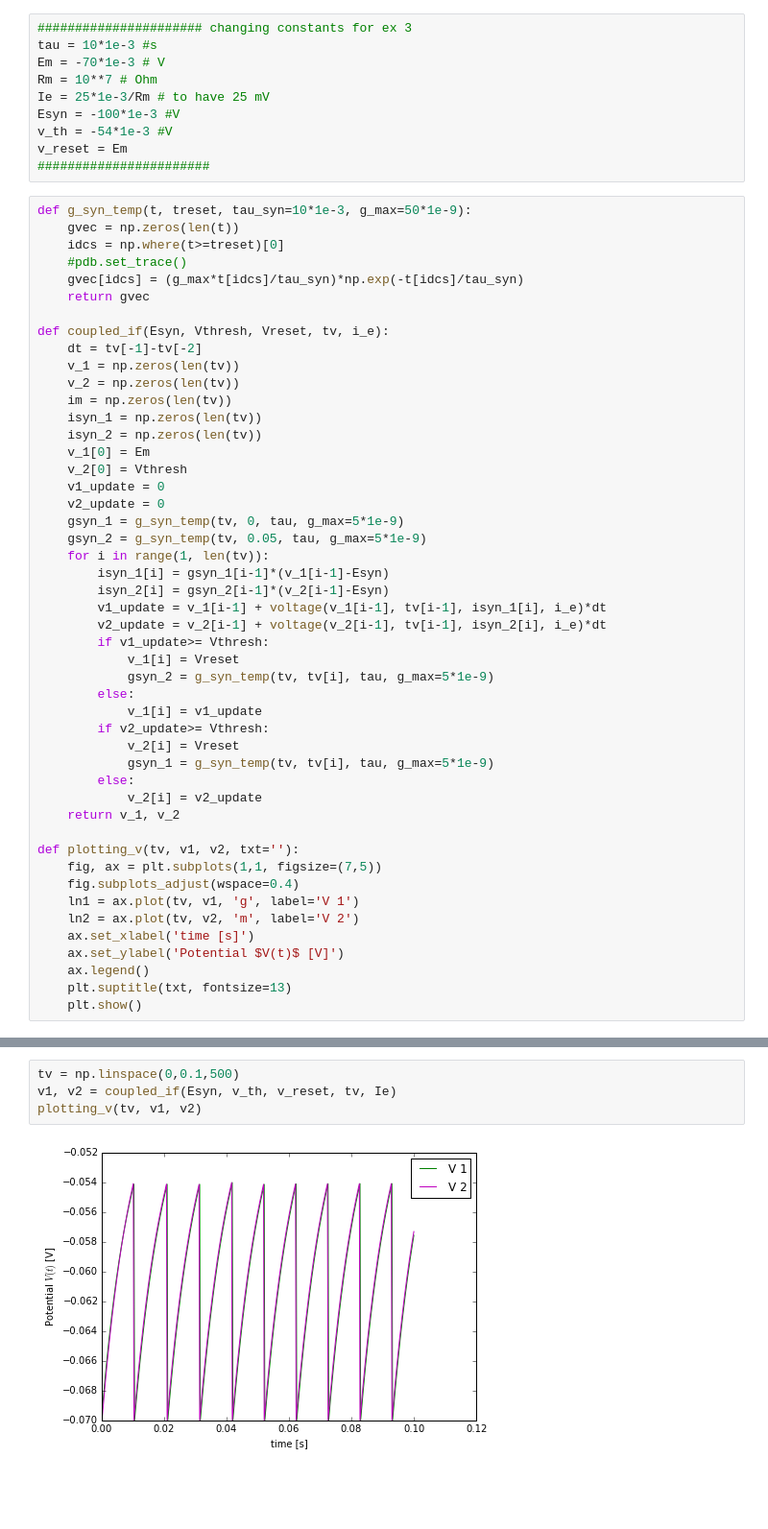
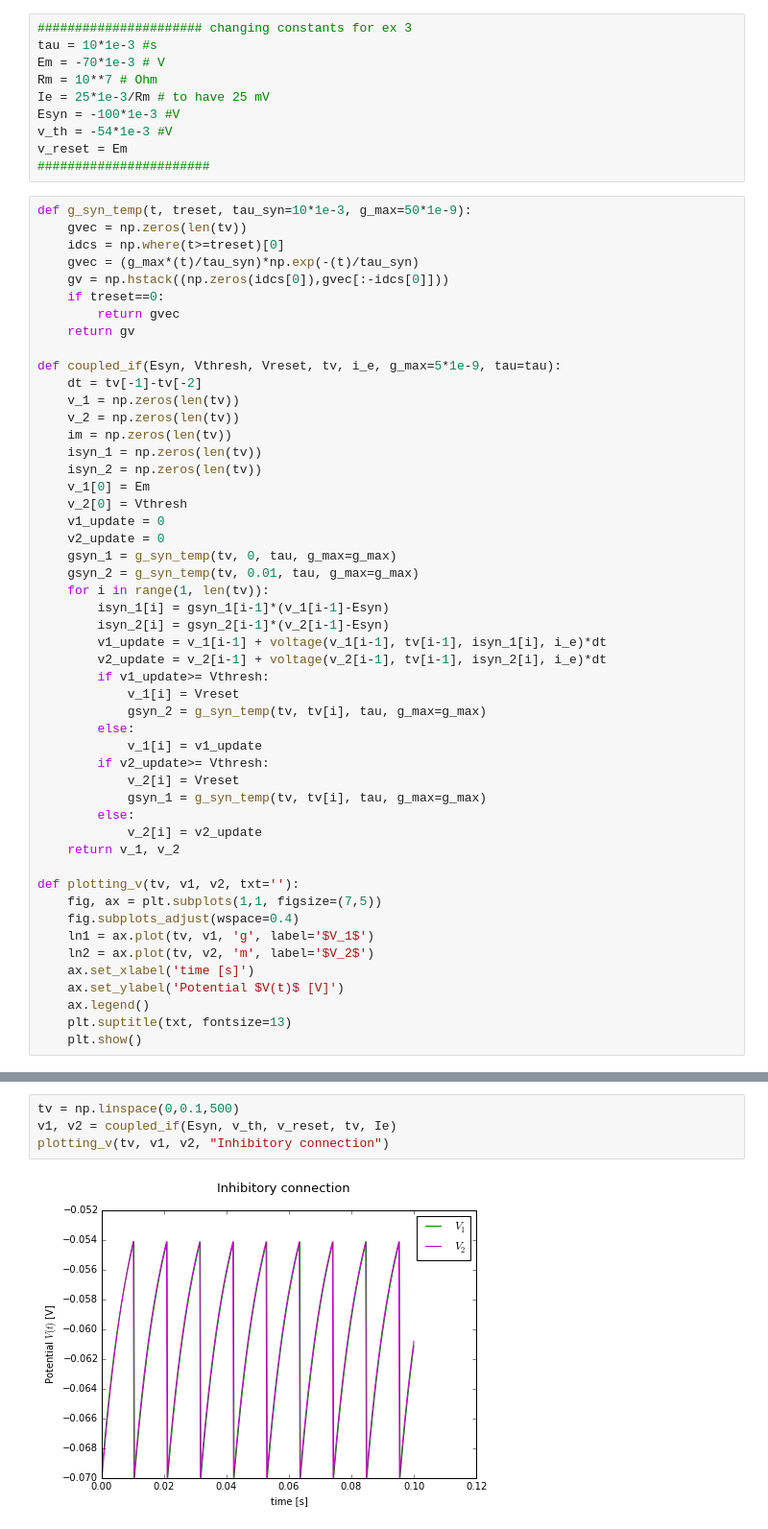
Before and after one commit to dokato/mns, a Jupyter notebook: MNS_4.ipynb, the cells around one changed output, grey strips where cells are left out. Shown: that part at 96% size. Cells and saved outputs as stored; diff of their text form; blank space fills up the shorter version.

```diff
--- a/MNS_4.ipynb
+++ b/MNS_4.ipynb
@@ -205,13 +211,15 @@ v_reset = Em
 #######################
 # %%
 def g_syn_temp(t, treset, tau_syn=10*1e-3, g_max=50*1e-9):
-    gvec = np.zeros(len(t))
+    gvec = np.zeros(len(tv))
     idcs = np.where(t>=treset)[0]
-    #pdb.set_trace()
-    gvec[idcs] = (g_max*t[idcs]/tau_syn)*np.exp(-t[idcs]/tau_syn)
-    return gvec
+    gvec = (g_max*(t)/tau_syn)*np.exp(-(t)/tau_syn)
+    gv = np.hstack((np.zeros(idcs[0]),gvec[:-idcs[0]]))
+    if treset==0:
+        return gvec
+    return gv
 
-def coupled_if(Esyn, Vthresh, Vreset, tv, i_e):
+def coupled_if(Esyn, Vthresh, Vreset, tv, i_e, g_max=5*1e-9, tau=tau):
     dt = tv[-1]-tv[-2]
     v_1 = np.zeros(len(tv))
     v_2 = np.zeros(len(tv))
@@ -222,8 +230,8 @@ def coupled_if(Esyn, Vthresh, Vreset, tv, i_e):
     v_2[0] = Vthresh
     v1_update = 0
     v2_update = 0
-    gsyn_1 = g_syn_temp(tv, 0, tau, g_max=5*1e-9)
-    gsyn_2 = g_syn_temp(tv, 0.05, tau, g_max=5*1e-9)
+    gsyn_1 = g_syn_temp(tv, 0, tau, g_max=g_max)
+    gsyn_2 = g_syn_temp(tv, 0.01, tau, g_max=g_max)
     for i in range(1, len(tv)):
         isyn_1[i] = gsyn_1[i-1]*(v_1[i-1]-Esyn)
         isyn_2[i] = gsyn_2[i-1]*(v_2[i-1]-Esyn)
@@ -231,12 +239,12 @@ def coupled_if(Esyn, Vthresh, Vreset, tv, i_e):
         v2_update = v_2[i-1] + voltage(v_2[i-1], tv[i-1], isyn_2[i], i_e)*dt
         if v1_update>= Vthresh:
             v_1[i] = Vreset
-            gsyn_2 = g_syn_temp(tv, tv[i], tau, g_max=5*1e-9)
+            gsyn_2 = g_syn_temp(tv, tv[i], tau, g_max=g_max)
         else:
             v_1[i] = v1_update
         if v2_update>= Vthresh:
             v_2[i] = Vreset
-            gsyn_1 = g_syn_temp(tv, tv[i], tau, g_max=5*1e-9)
+            gsyn_1 = g_syn_temp(tv, tv[i], tau, g_max=g_max)
         else:
             v_2[i] = v2_update
     return v_1, v_2
@@ -244,8 +252,8 @@ def coupled_if(Esyn, Vthresh, Vreset, tv, i_e):
 def plotting_v(tv, v1, v2, txt=''):
     fig, ax = plt.subplots(1,1, figsize=(7,5))
     fig.subplots_adjust(wspace=0.4)
-    ln1 = ax.plot(tv, v1, 'g', label='V 1')
-    ln2 = ax.plot(tv, v2, 'm', label='V 2')
+    ln1 = ax.plot(tv, v1, 'g', label='$V_1$')
+    ln2 = ax.plot(tv, v2, 'm', label='$V_2$')
     ax.set_xlabel('time [s]')
     ax.set_ylabel('Potential $V(t)$ [V]')
     ax.legend()
@@ -254,7 +264,7 @@ def plotting_v(tv, v1, v2, txt=''):
 # %%
 tv = np.linspace(0,0.1,500)
 v1, v2 = coupled_if(Esyn, v_th, v_reset, tv, Ie)
-plotting_v(tv, v1, v2)
+plotting_v(tv, v1, v2, "Inhibitory connection")
 # %% [output]
-[figure, old version]
+[figure, new version]
 # %%
```
Also changed, not shown: parts of 16 cells of this notebook.
